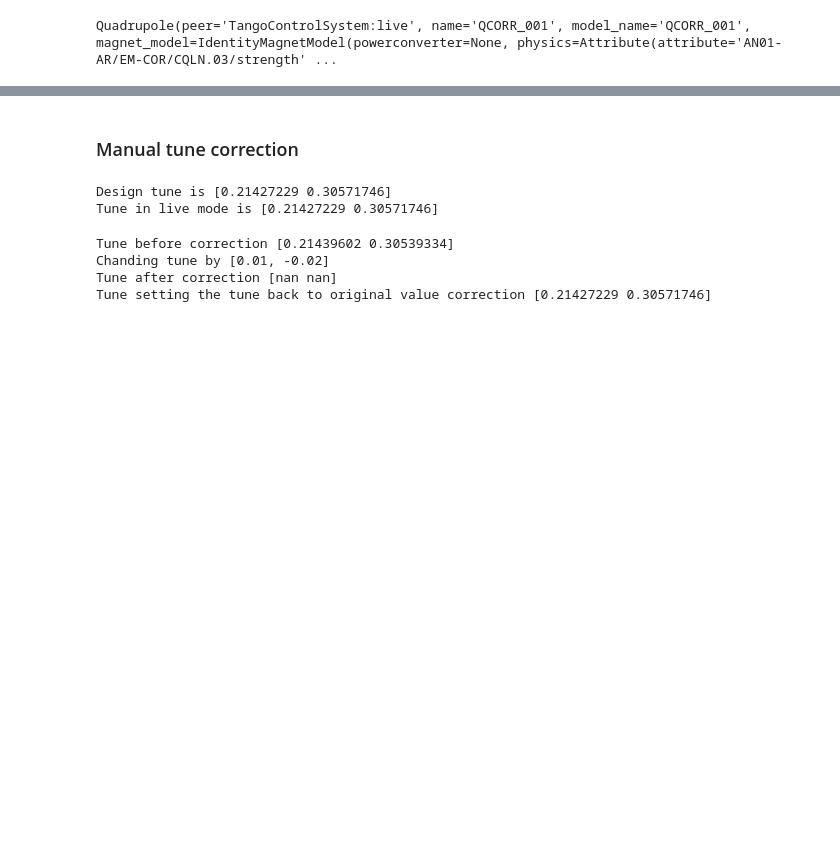
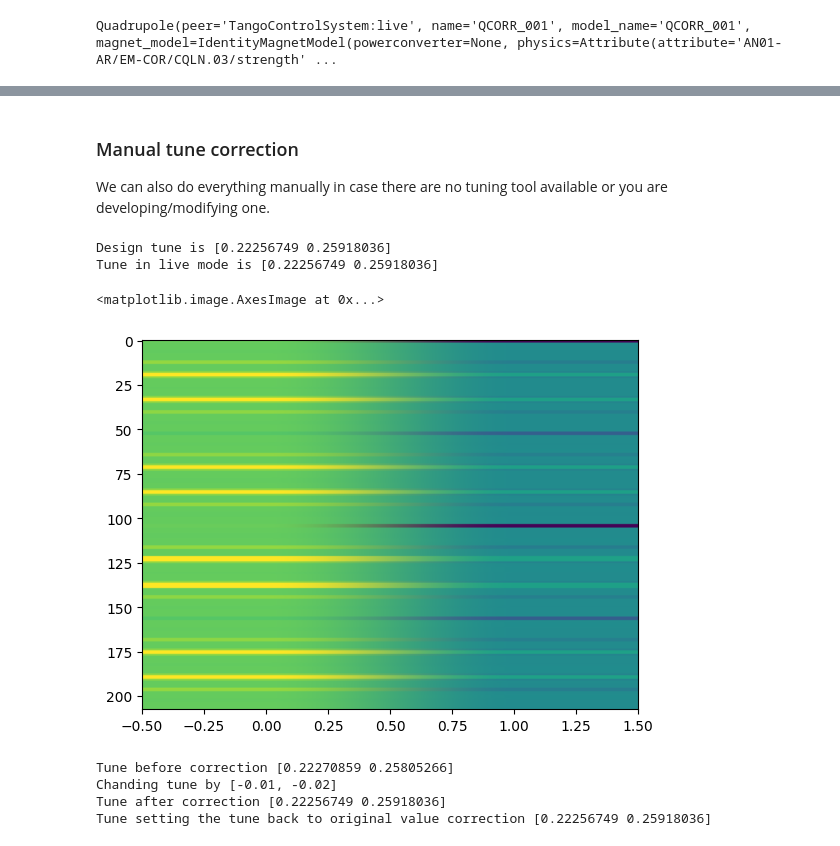
Before and after one commit to python-accelerator-middle-layer/pyaml, a Jupyter notebook: examples/SOLEIL_examples/01-SOLEIL_II_tune_example.ipynb, the cells around one changed output, grey strips where cells are left out. Cells and saved outputs as stored; diff of their text form; code cells hidden in the pictures; blank space fills up the shorter version.

Commit message:
Updated SOLEIL examples. Added orbit example in DESIGN mode.

```diff
--- a/examples/SOLEIL_examples/01-SOLEIL_II_tune_example.ipynb
+++ b/examples/SOLEIL_examples/01-SOLEIL_II_tune_example.ipynb
@@ -157,39 +181,50 @@ Tune readback is [0.21768279 0.31389756]
 # %% [markdown]
 ### Manual tune correction
+We can also do everything manually in case there are no tuning tool available or you are developing/modifying one.
 # %%
 control_mode = sr.live
+qcorrectors = control_mode.get_magnets("QCORR")
+tune_monitor = control_mode.get_betatron_tune_monitor("BETATRON_TUNE")
 # %%
 tunemat = np.zeros((len(qcorrectors), 2))
 design_tune = tune_monitor.tune.get()
 print(f"Design tune is {design_tune}")
 print(f"Tune in live mode is {tune_monitor.tune.get()}")
 # %% [output]
-Design tune is [0.21427229 0.30571746]
-Tune in live mode is [0.21427229 0.30571746]
+Design tune is [0.22256749 0.25918036]
+Tune in live mode is [0.22256749 0.25918036]
 # %%
 from time import sleep
 
 from tqdm.notebook import tqdm
 
+# You can remove tqdm import and tqdm from enumerate
+# It only provides a progress bar for for-loop
+
 for idx, m in enumerate(tqdm(qcorrectors)):
     strength = m.strength.get()
     delta = 1e-3
     m.strength.set(strength + delta)
-    # print(f"Changing magnet strength in {m.get_name()}")
     sleep(1)
     dq = tune_monitor.tune.get() - design_tune
-    tunemat[idx] = dq * delta
+    tunemat[idx] = dq / delta
     m.strength.set(strength)
 
 # Compute correction matrix
 correctionmat = np.linalg.pinv(tunemat.T)
+# %%
+plt.imshow(tunemat, aspect="auto")
+# %% [output]
+<matplotlib.image.AxesImage at 0x...>
+[figure, added]
 # %%
 old_strength_values = qcorrectors.strengths.get()
 print(f"Tune before correction {tune_monitor.tune.get()}")
-dqx, dqy = 0.01, -0.02
+dqx, dqy = -0.01, -0.02
 print(f"Chanding tune by [{dqx}, {dqy}]")
-qcorrectors.strengths.set(old_strength_values + np.matmul(correctionmat, [dqx, dqy]))
-sleep(3)
+new_strength = old_strength_values + np.matmul(correctionmat, [dqx, dqy])
+qcorrectors.strengths.set(new_strength)
+sleep(2)
 # tune_monitor.tune.get()
 print(f"Tune after correction {tune_monitor.tune.get()}")
 qcorrectors.strengths.set(old_strength_values)
@@ -198,7 +233,7 @@ print(
     f"Tune setting the tune back to original value correction {tune_monitor.tune.get()}"
 )
 # %% [output]
-Tune before correction [0.21439602 0.30539334]
-Chanding tune by [0.01, -0.02]
-Tune after correction [nan nan]
-Tune setting the tune back to original value correction [0.21427229 0.30571746]
+Tune before correction [0.22270859 0.25805266]
+Chanding tune by [-0.01, -0.02]
+Tune after correction [0.22256749 0.25918036]
+Tune setting the tune back to original value correction [0.22256749 0.25918036]
```
Also changed, not shown: parts of 25 cells of this notebook, 4 other files.
